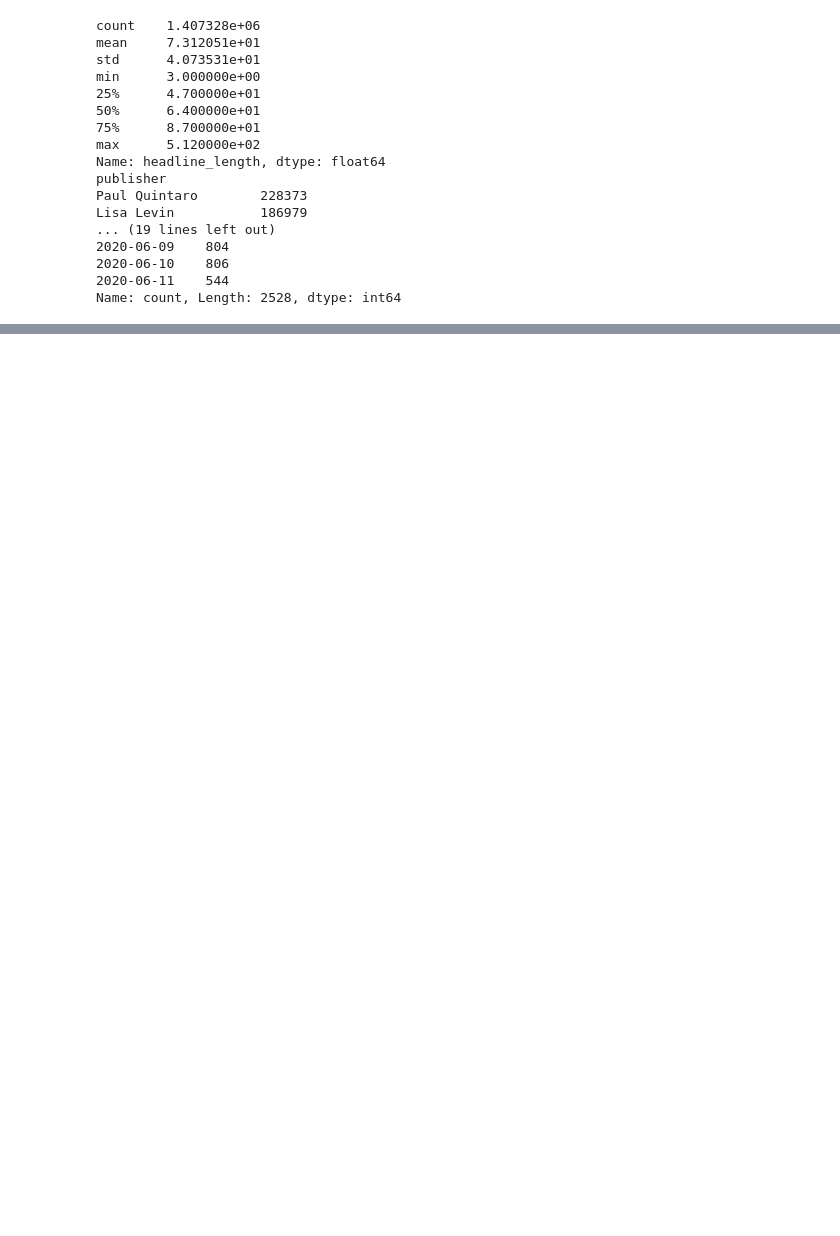
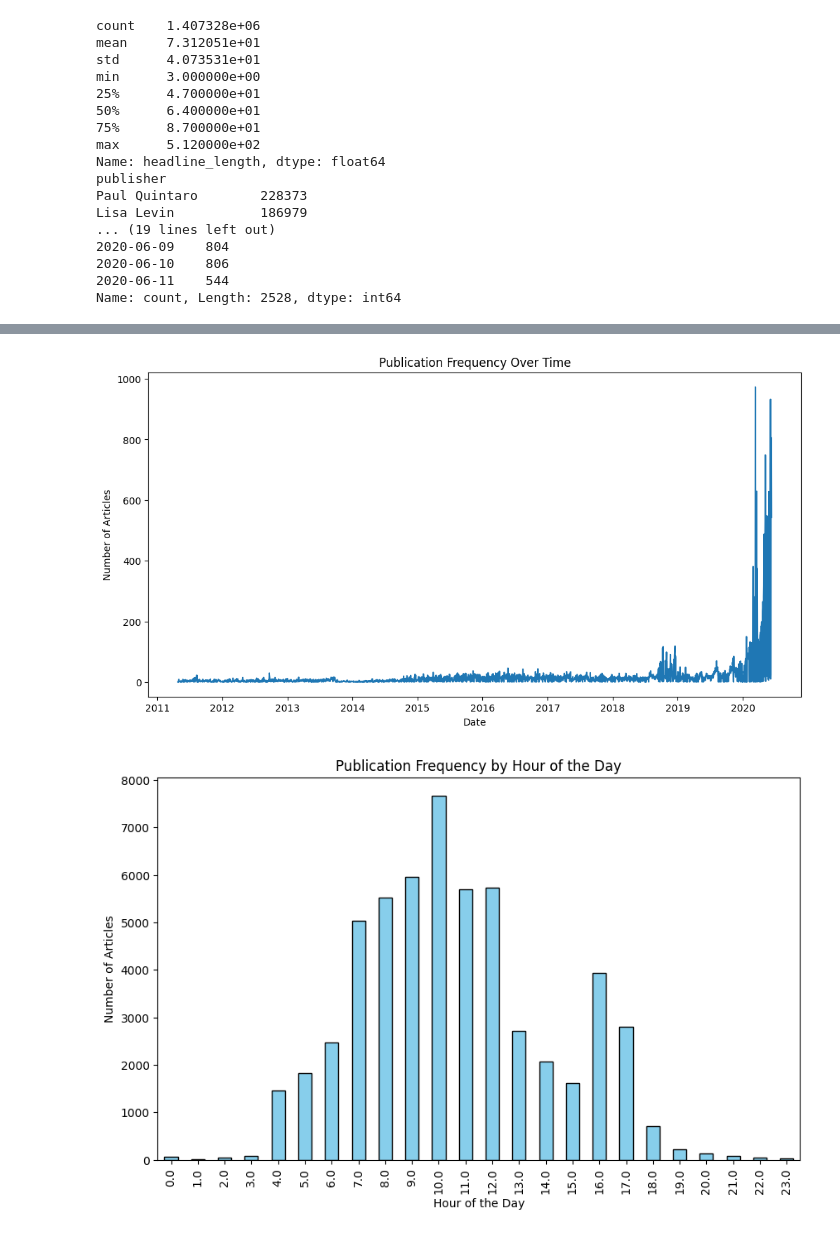
Before and after one commit to yonasKu/Kifiya-Ai-week1, a Jupyter notebook: notebooks/descriptive_statistics.ipynb, the cells around one changed output, grey strips where cells are left out. Drawn from its saved outputs; the diff is of its cells as text; code cells hidden in the pictures; blank space fills up the shorter version.

```diff
--- a/notebooks/descriptive_statistics.ipynb
+++ b/notebooks/descriptive_statistics.ipynb
@@ -93,9 +149,0 @@ print("Top Words per Topic:", top_words)
-# %%
-def time_series_analysis(df, date_col):
-    df[date_col] = pd.to_datetime(df[date_col], errors='coerce')
-    publication_count = df[date_col].dt.date.value_counts().sort_index()
-    return publication_count
-
-# Call the function and display results
-publication_count = time_series_analysis(df, 'date')
-print(publication_count)
@@ -115,0 +236,32 @@ Name: count, Length: 2528, dtype: int64
+# %%
+import matplotlib.pyplot as plt
+
+#Daily Publication Frequency
+
+plt.figure(figsize=(12, 6))
+time_series_results['daily_counts'].plot()
+plt.title('Publication Frequency Over Time')
+plt.xlabel('Date')
+plt.ylabel('Number of Articles')
+plt.show()
+
+# Hourly Publication Frequency
+
+plt.figure(figsize=(10, 6))
+time_series_results['hourly_counts'].plot(kind='bar', color='skyblue', edgecolor='black')
+plt.title('Publication Frequency by Hour of the Day')
+plt.xlabel('Hour of the Day')
+plt.ylabel('Number of Articles')
+plt.show()
+
+# Publication Frequency by Day of the Week:
+
+plt.figure(figsize=(10, 6))
+time_series_results['daily_counts_weekday'].plot(kind='bar', color='salmon', edgecolor='black')
+plt.title('Publication Frequency by Day of the Week')
+plt.xlabel('Day of the Week')
+plt.ylabel('Number of Articles')
+plt.show()
+# %% [output]
+[figure, added]
+[figure, added]
```
Also changed, not shown: parts of 11 cells of this notebook.
